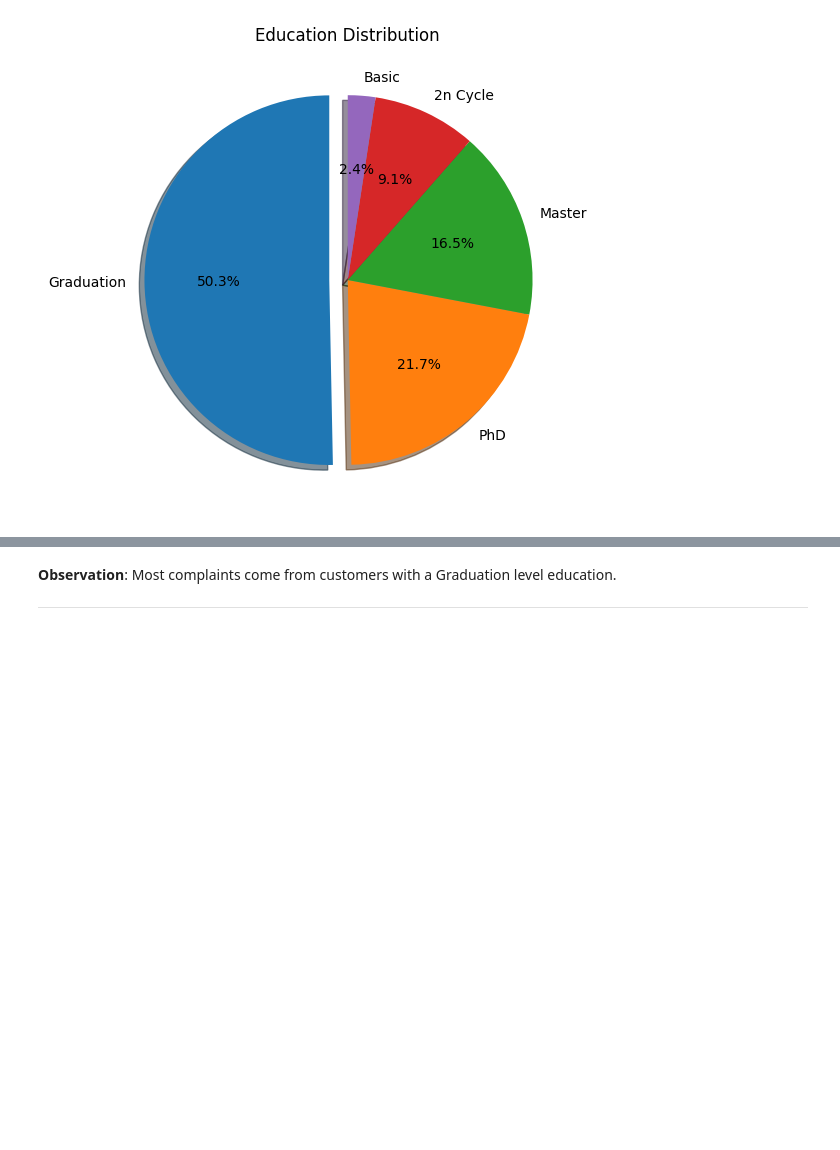
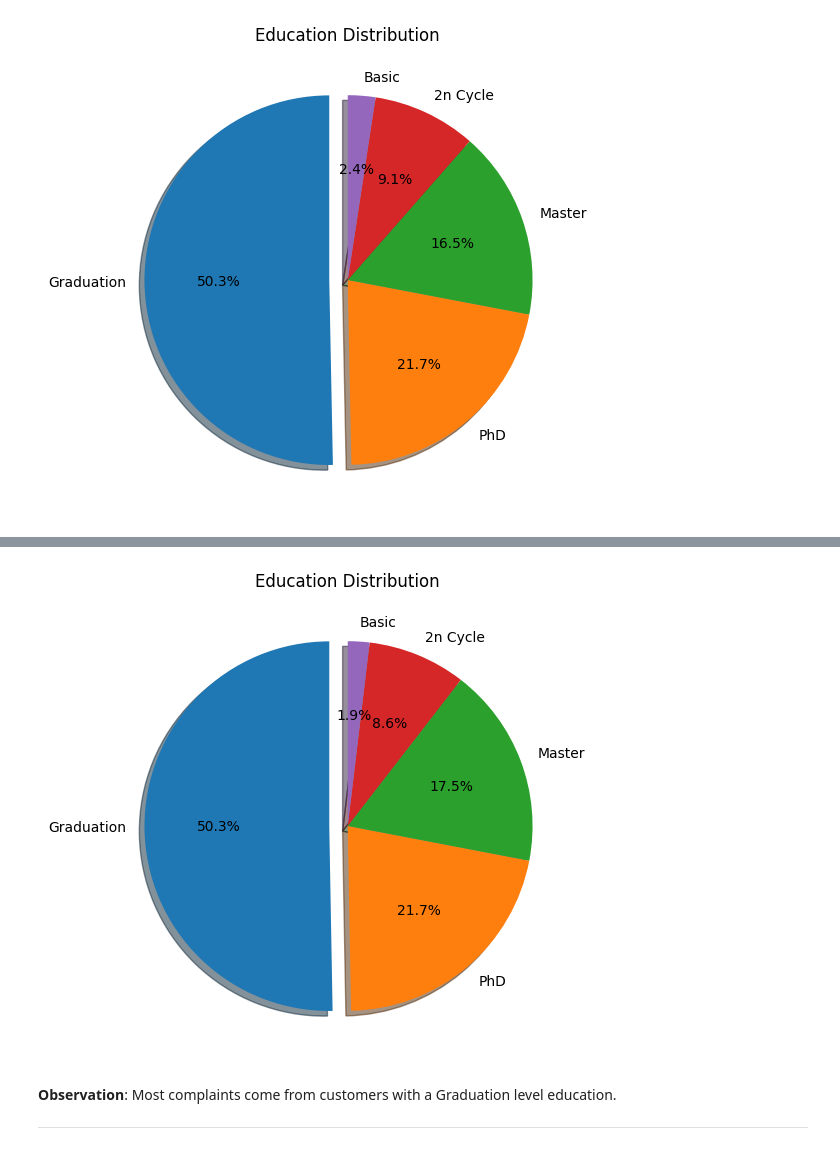
Before and after one commit to tomdu3/marketing-campaing-ds, a Jupyter notebook: marketing_campaing.ipynb, the cells around one changed output, grey strips where cells are left out. Cells and saved outputs as stored; diff of their text form; code cells hidden in the pictures; blank space fills up the shorter version.

```diff
--- a/marketing_campaing.ipynb
+++ b/marketing_campaing.ipynb
@@ -801,0 +821,4 @@ plt.show()
+# %%
+# Select data for the last two years
+data_last_two_years = data[data.Dt_Customer.dt.year > 2012]
+data_last_two_years.Dt_Customer.dt.year.value_counts()
@@ -802,3 +840,12 @@ plt.show()
+# %%
+# Plotting Pie chart for the last two years
+plt.figure(figsize=(10,6))
+data_last_two_years['Education'].value_counts().plot(kind='pie', autopct='%1.1f%%', startangle=90, explode=(0.1, 0, 0, 0, 0), shadow=True)
+plt.title('Education Distribution')
+plt.ylabel('')
+plt.show()
+# %% [output]
+[figure, added]
 # %% [markdown]
 **Observation**:
 Most complaints come from customers with a Graduation level education.
```
Also changed, not shown: parts of 4 cells of this notebook.
